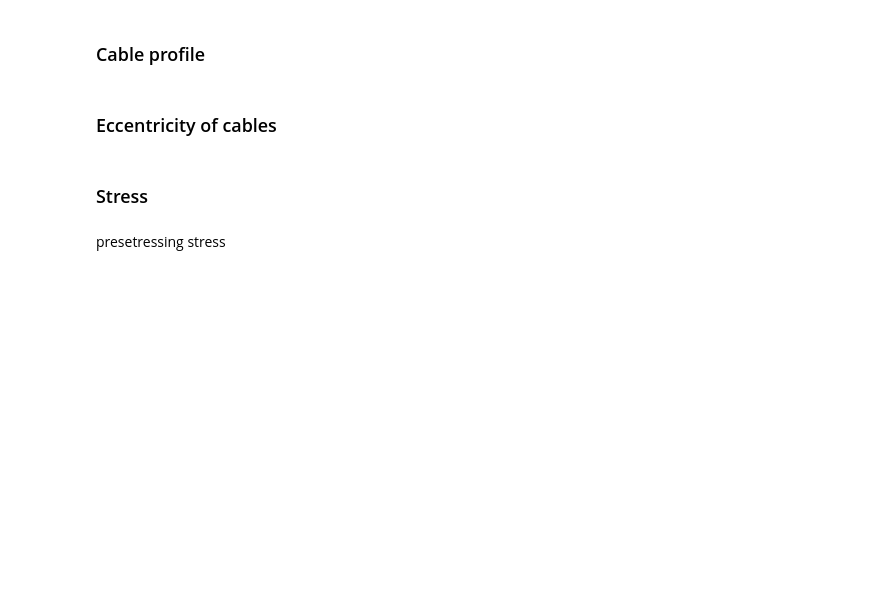
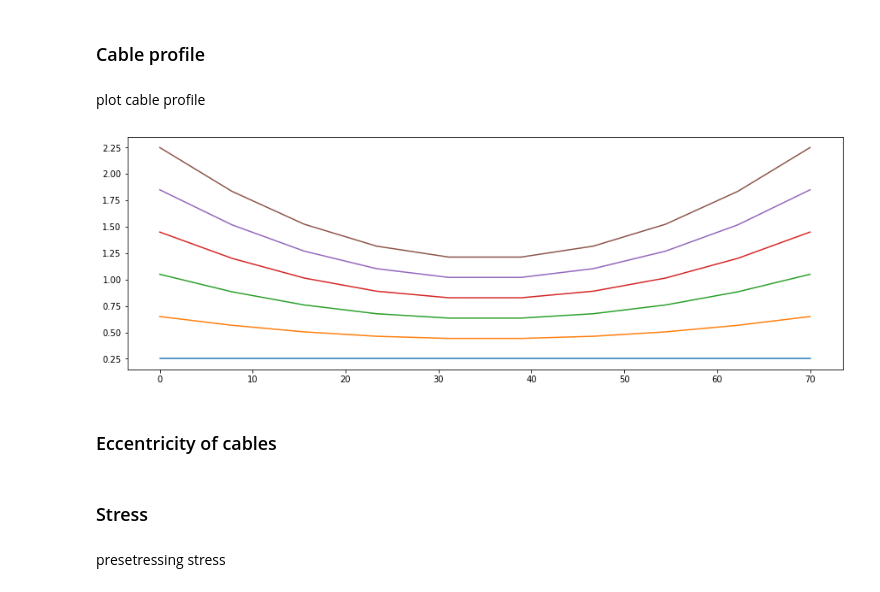
Before and after one commit to Rawrr-123/PSC_bridge, a Jupyter notebook: prestressed.ipynb, the cells around one changed output. Saved outputs shown, nothing was run; the diff lists cells and outputs as text; code cells hidden in the pictures; blank space fills up the shorter version.

```diff
--- a/prestressed.ipynb
+++ b/prestressed.ipynb
@@ -126,5 +174,10 @@ array([    0.      ,  5250.7152  ,  8922.6336  , 11142.723712,
 # %% [markdown]
 ### Cable profile
+# %%
+def cable_layered(cable_pos):
+    cpx, cpy = zip(*cable_pos)
+    cab_y = sorted(list(set(cpy)))
+    return cab_y
 # %%
 # def cable_profile(end_cable_pos, mid_cable_pos, span_length, division=8):
 #     cable_profile = []
@@ -138,6 +191,36 @@ array([    0.      ,  5250.7152  ,  8922.6336  , 11142.723712,
 #             cable_pos_x.append((end_cable_pos[j][0], y))
 #         cable_profile.append(cable_pos_x)
 #     return cable_profile
+# %%
+def cable_profile(end_cable_pos, mid_cable_pos, span_length, division=9):
+    cable_profile = []
+    x = [(j)/division*span_length for j in range(division+1)]
+    endcab = cable_layered(end_cable_pos) #[y1, y2, y3]
+    midcab = cable_layered(mid_cable_pos)#[y, y]
+    for i in range(len(endcab)):
+        cable_pos_l = [] # in layer
+        for j in x:
+            h = endcab[i]-midcab[i]
+            a = endcab[i]
+            y = a - 4*h*j/span_length + 4*h*j**2/span_length**2
+            cable_pos_l.append((j, y))
+        cable_profile.append(cable_pos_l)
+    return cable_profile
+# %%
+endcable = sections[0].cable_prop
+midcable = sections[4].cable_prop
+cableprofile = cable_profile(endcable, midcable, span)
+# %% [markdown]
+plot cable profile
+# %%
+f = plt.figure()
+f.set_figwidth(15)
+f.set_figheight(5)
+for i in cableprofile:
+    x, y = zip(*i)
+    plt.plot(x, y)
+# %% [output]
+[figure, added]
 # %% [markdown]
 ### Eccentricity of cables
 # %%
```
Also changed, not shown: parts of 42 cells of this notebook.
